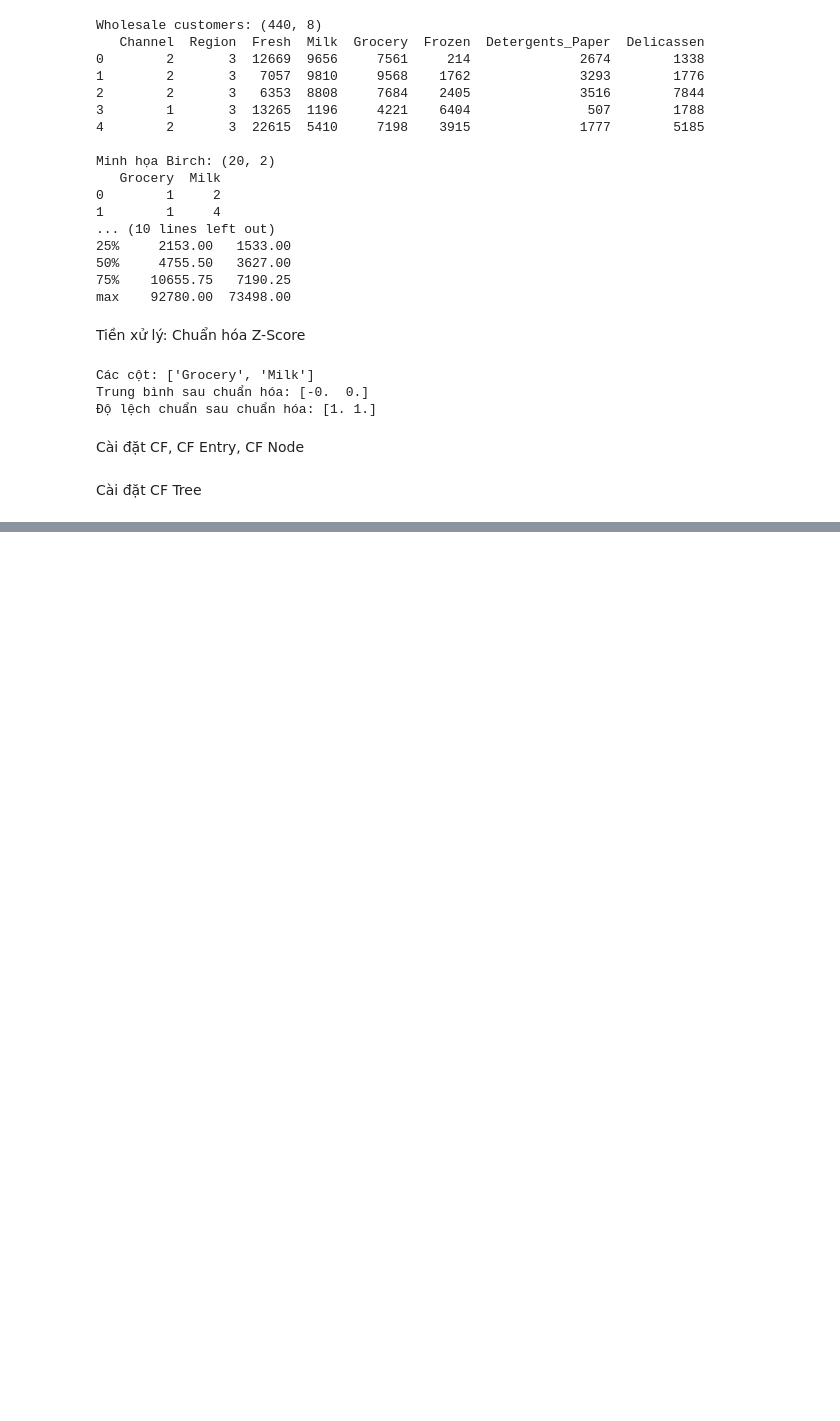
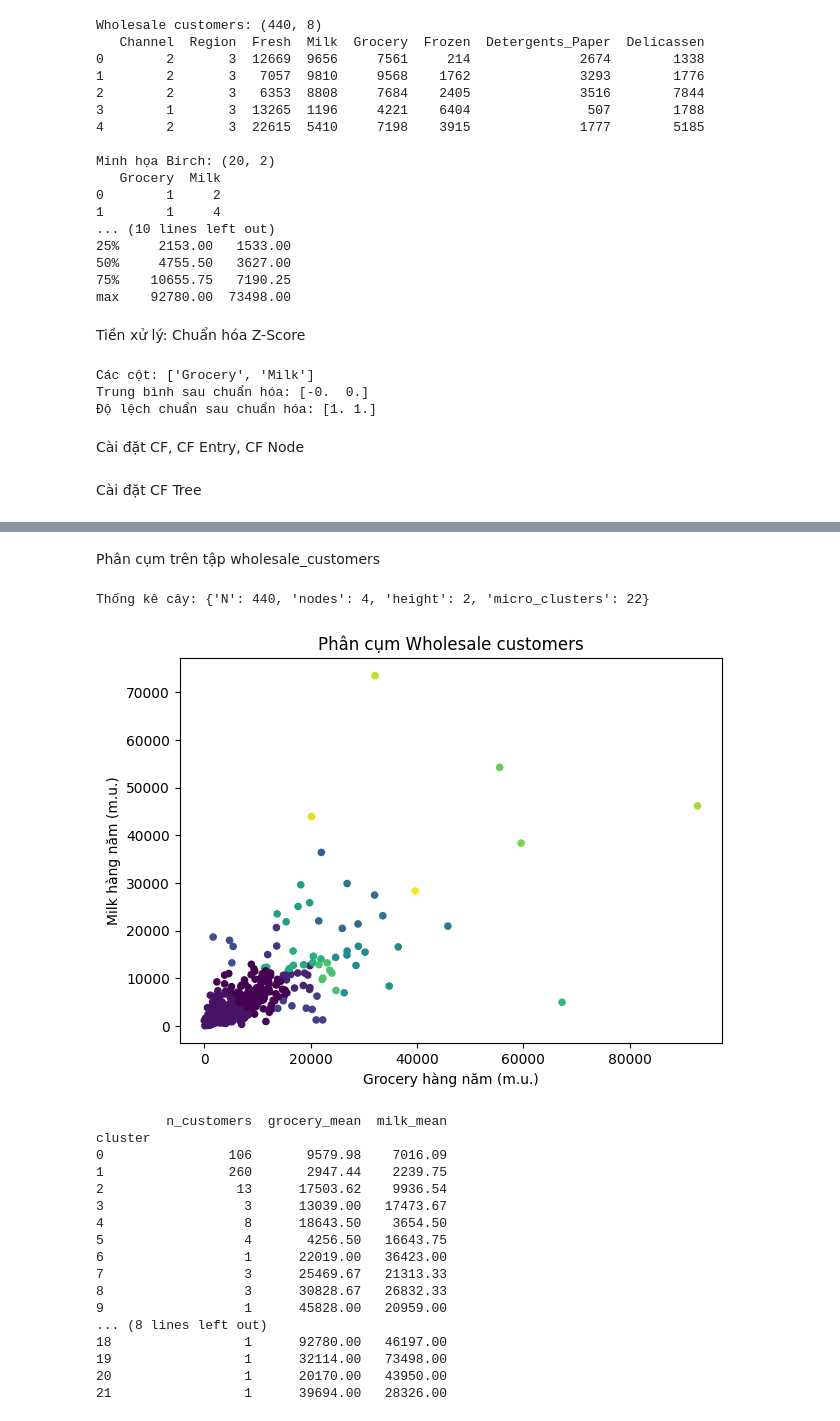
Before and after one commit to MachHongHai/Do-An-Birch, a Jupyter notebook: Birch.ipynb, the cells around one changed output, grey strips where cells are left out. Cells and saved outputs as stored; diff of their text form; code cells hidden in the pictures; blank space fills up the shorter version.

```diff
--- a/Birch.ipynb
+++ b/Birch.ipynb
@@ -96,0 +294,41 @@ Cài đặt CF Tree
+# %% [markdown]
+Phân cụm trên tập wholesale_customers
+# %%
+model = Birch(threshold, branching_factor).fit(X)
+print("Thống kê cây:", model.tree_.statistics())
+
+plt.figure(figsize=(7, 5))
+plt.scatter(raw_data[:, 0], raw_data[:, 1], c=model.labels_, s=20)
+plt.xlabel("Grocery hàng năm (m.u.)")
+plt.ylabel("Milk hàng năm (m.u.)")
+plt.title("Phân cụm Wholesale customers")
+plt.show()
+
+cluster_stats = data[columns].copy()
+cluster_stats["cluster"] = model.labels_
+cluster_stats = cluster_stats.groupby("cluster").agg(
+    n_customers=("Grocery", "size"),
+    grocery_mean=("Grocery", "mean"),
+    milk_mean=("Milk", "mean")
+)
+print(cluster_stats.round(2))
+# %% [output]
+Thống kê cây: {'N': 440, 'nodes': 4, 'height': 2, 'micro_clusters': 22}
+[figure, added]
+         n_customers  grocery_mean  milk_mean
+cluster
+0                106       9579.98    7016.09
+1                260       2947.44    2239.75
+2                 13      17503.62    9936.54
+3                  3      13039.00   17473.67
+4                  8      18643.50    3654.50
+5                  4       4256.50   16643.75
+6                  1      22019.00   36423.00
+7                  3      25469.67   21313.33
+8                  3      30828.67   26832.33
+9                  1      45828.00   20959.00
+... (8 lines left out)
+18                 1      92780.00   46197.00
+19                 1      32114.00   73498.00
+20                 1      20170.00   43950.00
+21                 1      39694.00   28326.00
```
Also changed, not shown: parts of 6 cells of this notebook.
